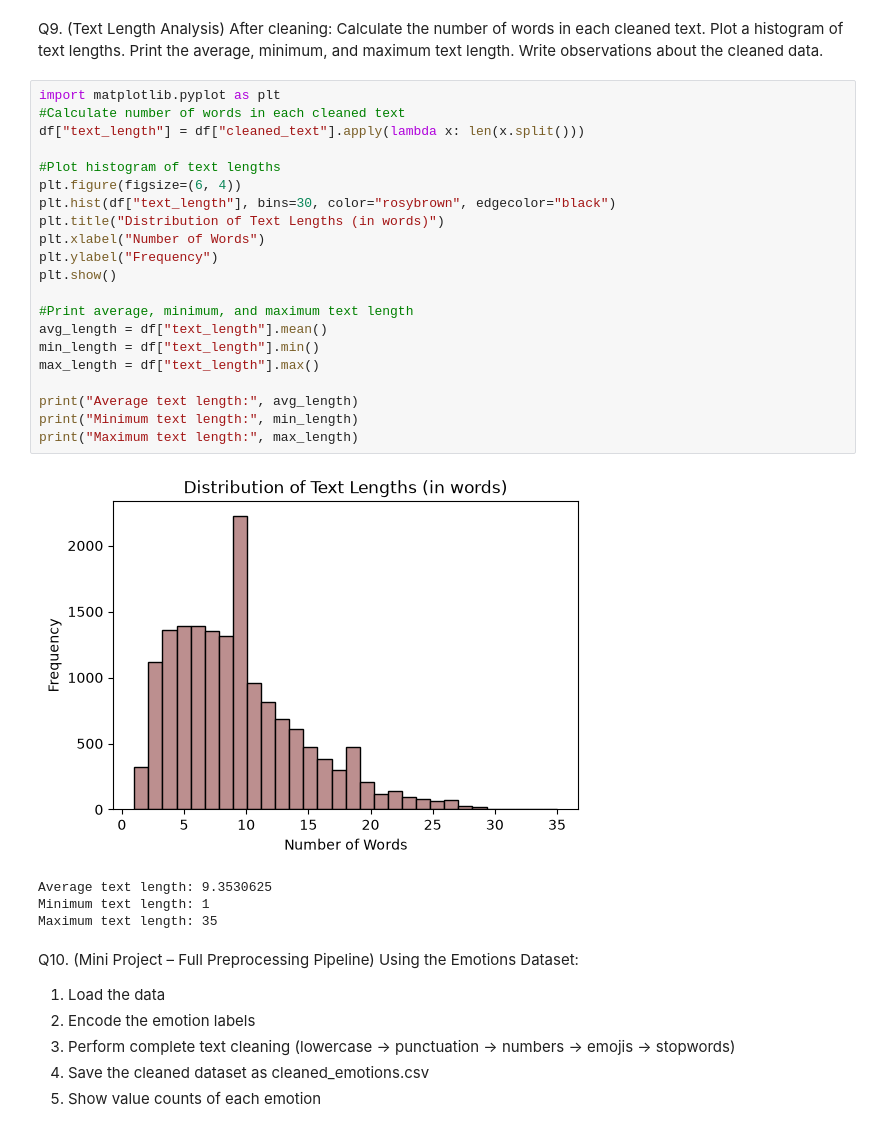
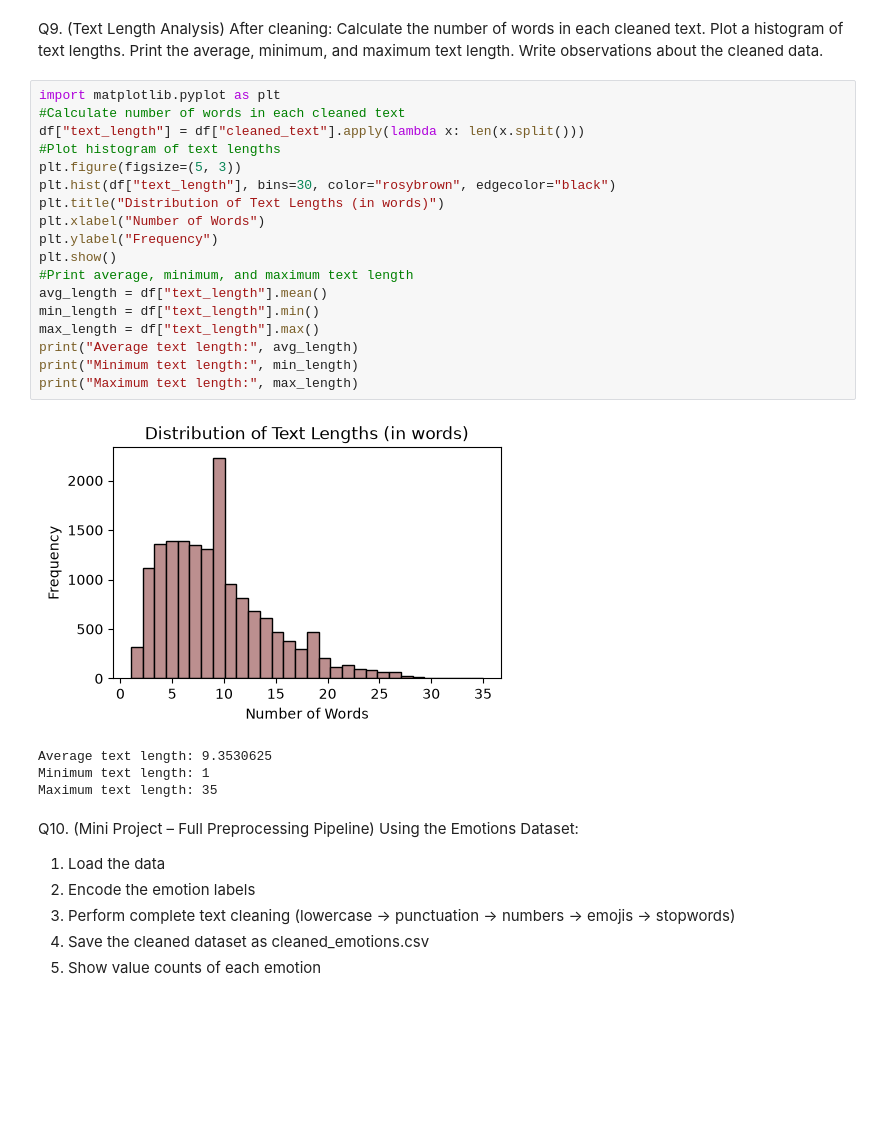
Before and after one commit to AqsaAamena/Frontend-Backend-Projects, a Jupyter notebook: NLP_on_Dataset/train.txt (1)/Emotions.ipynb, the cells around one changed output. Saved outputs shown, nothing was run; the diff lists cells and outputs as text; blank space fills up the shorter version.

```diff
--- a/NLP_on_Dataset/train.txt (1)/Emotions.ipynb
+++ b/NLP_on_Dataset/train.txt (1)/Emotions.ipynb
@@ -377,26 +357,23 @@ Write observations about the cleaned data.
 # %%
 import matplotlib.pyplot as plt
 #Calculate number of words in each cleaned text
 df["text_length"] = df["cleaned_text"].apply(lambda x: len(x.split()))
-
 #Plot histogram of text lengths
-plt.figure(figsize=(6, 4))
+plt.figure(figsize=(5, 3))
 plt.hist(df["text_length"], bins=30, color="rosybrown", edgecolor="black")
 plt.title("Distribution of Text Lengths (in words)")
 plt.xlabel("Number of Words")
 plt.ylabel("Frequency")
 plt.show()
-
 #Print average, minimum, and maximum text length
 avg_length = df["text_length"].mean()
 min_length = df["text_length"].min()
 max_length = df["text_length"].max()
-
 print("Average text length:", avg_length)
 print("Minimum text length:", min_length)
 print("Maximum text length:", max_length)
 # %% [output]
-[figure, old version]
+[figure, new version]
 Average text length: 9.3530625
 Minimum text length: 1
 Maximum text length: 35
```
Also changed, not shown: parts of 6 cells of this notebook, 3 other files.
